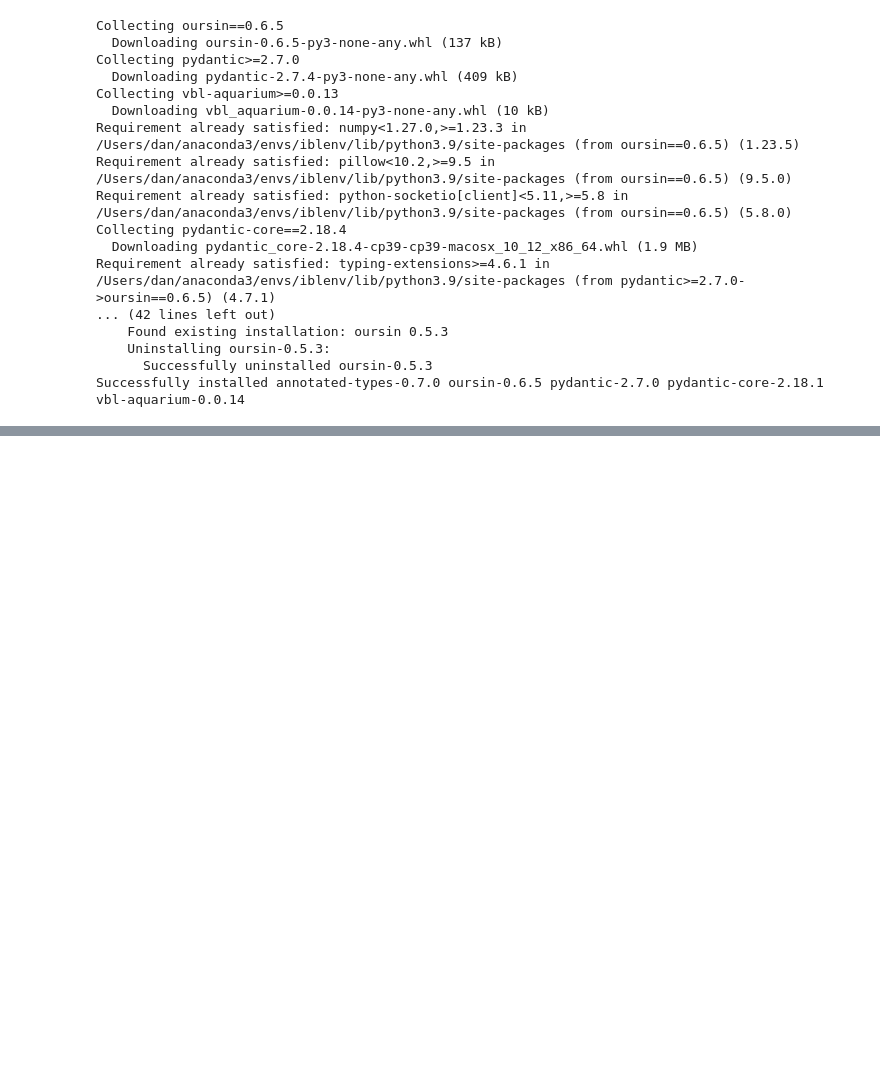
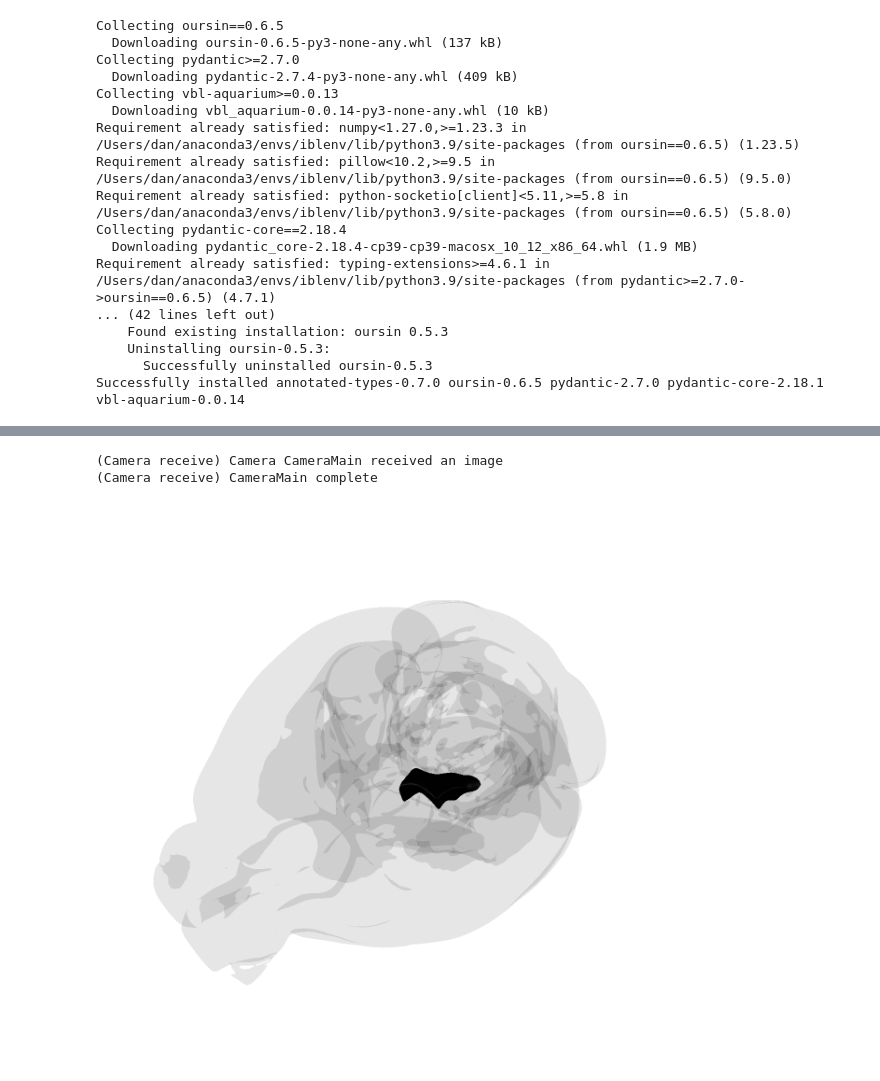
Before and after one commit to int-brain-lab/ibl-viz, a Jupyter notebook: repro_ephys/marsa/repro_ephys_fig7.ipynb, the cells around one changed output, grey strips where cells are left out. Saved outputs shown, nothing was run; the diff lists cells and outputs as text; code cells hidden in the pictures; blank space fills up the shorter version.

```diff
--- a/repro_ephys/marsa/repro_ephys_fig7.ipynb
+++ b/repro_ephys/marsa/repro_ephys_fig7.ipynb
@@ -99,0 +355,18 @@ test.set_color([1,0,0])
+# %%
+urchin.ccf25.grey.set_visibility(True, urchin.utils.Side.FULL)
+urchin.ccf25.grey.set_material('transparent-unlit', urchin.utils.Side.FULL)
+urchin.ccf25.grey.set_color([0,0,0])
+urchin.ccf25.grey.set_alpha(0.1, urchin.utils.Side.FULL)
+
+urchin.ccf25.LP.set_visibility(True, urchin.utils.Side.LEFT)
+urchin.ccf25.LP.set_material('opaque-lit', urchin.utils.Side.LEFT)
+urchin.ccf25.LP.set_color([0,0,0])
+# %%
+urchin.camera.main.set_zoom(55)
+urchin.camera.main.set_pan(0,0)
+# %%
+await urchin.camera.main.screenshot(size=[1200,1200])
+# %% [output]
+(Camera receive) Camera CameraMain received an image
+(Camera receive) CameraMain complete
+[figure, added]
```
Also changed, not shown: parts of 18 cells of this notebook, 1 other file.
